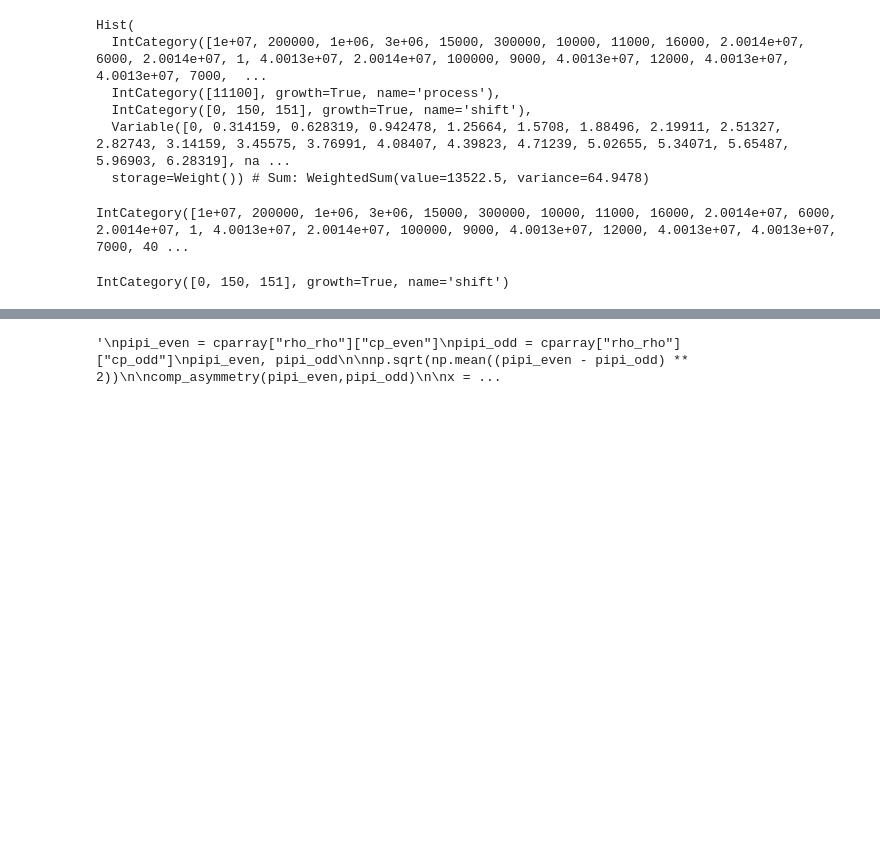
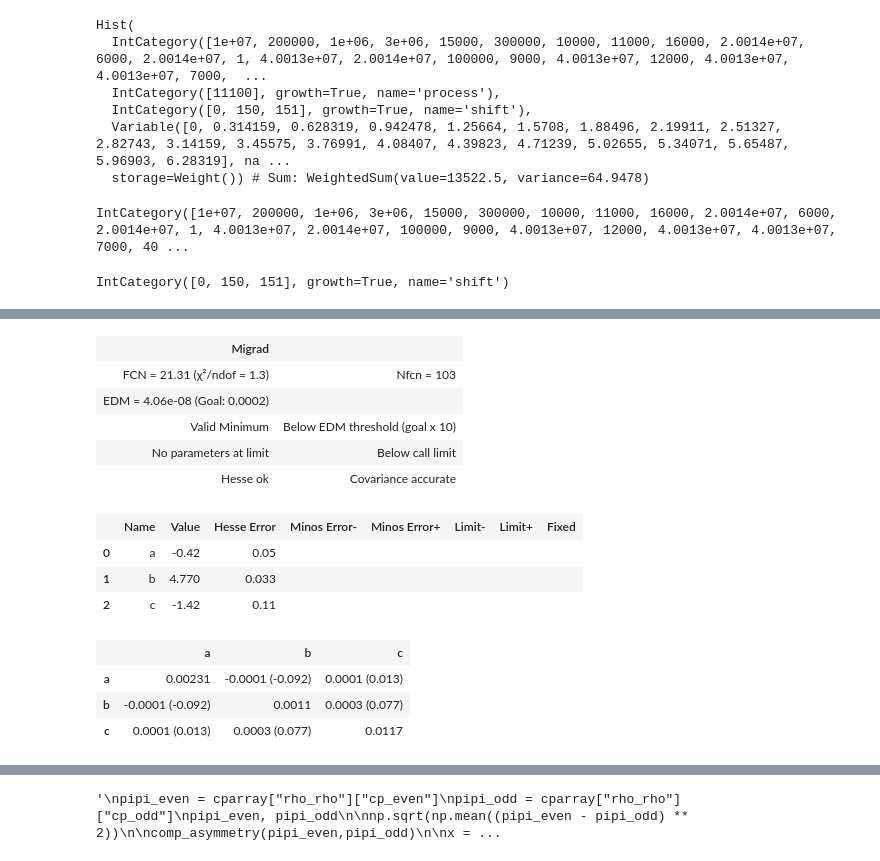
Before and after one commit to mathilde-t/PhiCP_Fit, a Jupyter notebook: fit_phicp.ipynb, the cells around one changed output, grey strips where cells are left out. Drawn from its saved outputs; the diff is of its cells as text; code cells hidden in the pictures; blank space fills up the shorter version.

```diff
--- a/fit_phicp.ipynb
+++ b/fit_phicp.ipynb
@@ -238 +285,18 @@ cpfitarray
 └───┴─────────────────┘}}
+# %%
+m_maxmix
+# %% [output]
+| Migrad |  |
+| FCN = 21.31 (χ²/ndof = 1.3) | Nfcn = 103 |
+| EDM = 4.06e-08 (Goal: 0.0002) |  |
+| Valid Minimum | Below EDM threshold (goal x 10) |
+| No parameters at limit | Below call limit |
+| Hesse ok | Covariance accurate |
+|  | Name | Value | Hesse Error | Minos Error- | Minos Error+ | Limit- | Limit+ | Fixed |
+| 0 | a | -0.42 | 0.05 |  |  |  |  |  |
+| 1 | b | 4.770 | 0.033 |  |  |  |  |  |
+| 2 | c | -1.42 | 0.11 |  |  |  |  |  |
+|  | a | b | c |
+| a | 0.00231 | -0.0001 (-0.092) | 0.0001 (0.013) |
+| b | -0.0001 (-0.092) | 0.0011 | 0.0003 (0.077) |
+| c | 0.0001 (0.013) | 0.0003 (0.077) | 0.0117 |
```
Also changed, not shown: parts of 11 cells of this notebook, 2 other files.
